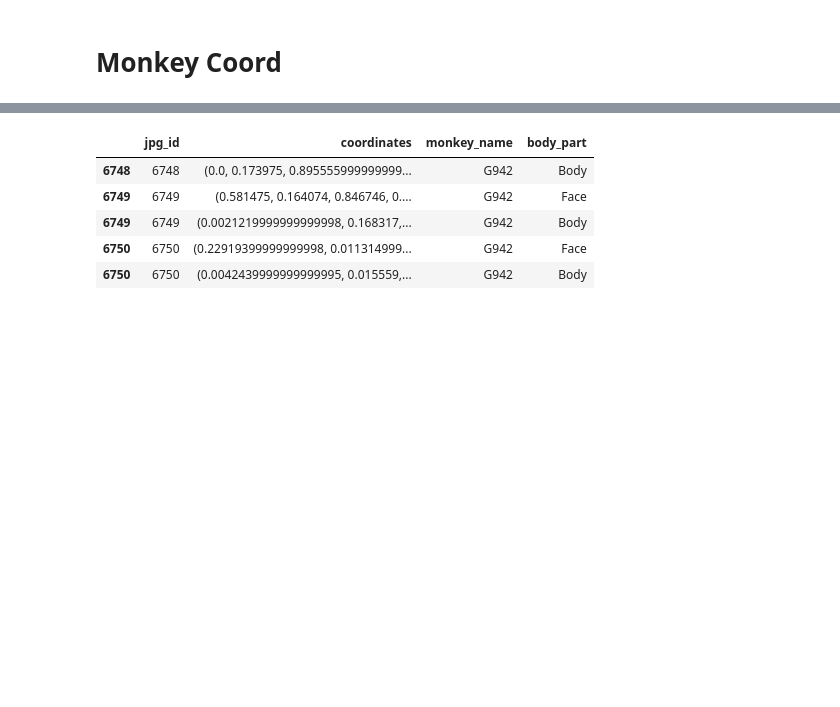
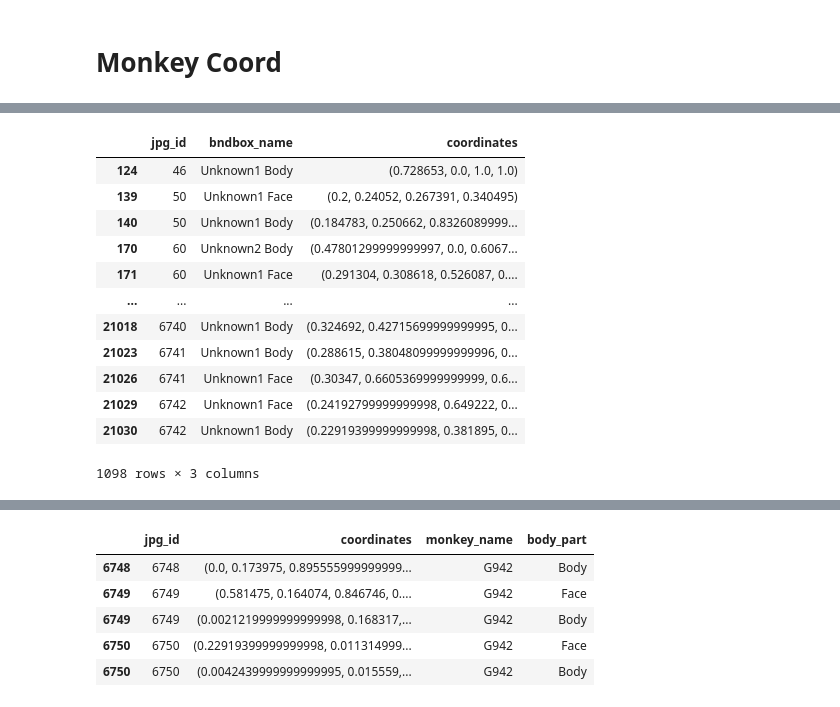
Before and after one commit to julie0924/PhotoMetadata, a Jupyter notebook: json/ReadingJSON.ipynb, the cells around one changed output, grey strips where cells are left out. Drawn from its saved outputs; the diff is of its cells as text; code cells hidden in the pictures; blank space fills up the shorter version.

```diff
--- a/json/ReadingJSON.ipynb
+++ b/json/ReadingJSON.ipynb
@@ -175,6 +175,9 @@ monkey_coord = monkey_coord[~monkey_coord['bndbox_name'].str.contains('triangle|
 replacements = {'Unknown 1': 'Unknown1', 'Unknown 2': 'Unknown2', 'DF21' : 'DF2I', 'OEX': '0EX', '0F1': '0FL'}
 # Replace the patterns in the 'bndbox_name' column using the dictionary of replacements
 monkey_coord['bndbox_name'] = monkey_coord['bndbox_name'].replace(replacements, regex=True)
+
+monkey_coord['bndbox_name'] = monkey_coord['bndbox_name'].str.replace('Unknown ', 'Unknown1 ')
+monkey_coord = monkey_coord[~monkey_coord['bndbox_name'].str.contains('Unknown3')]
 # %%
 monkey_coord.bndbox_name.unique()
 # %% [output]
@@ -197 +200,4 @@ array(['DF2I_Face', 'DF2I_Body', '7124_Body', '110E_Body', '7124_Face',
       dtype=object)
+# %%
+monkey_coord = monkey_coord.reset_index(drop=True)
+monkey_coord.head()
@@ -197,0 +211,16 @@ array(['DF2I_Face', 'DF2I_Body', '7124_Body', '110E_Body', '7124_Face',
+# %%
+monkey_coord[monkey_coord['bndbox_name'].str.contains('Unknown', case=False)]
+# %% [output]
+|  | jpg_id | bndbox_name | coordinates |
+| 124 | 46 | Unknown1 Body | (0.728653, 0.0, 1.0, 1.0) |
+| 139 | 50 | Unknown1 Face | (0.2, 0.24052, 0.267391, 0.340495) |
+| 140 | 50 | Unknown1 Body | (0.184783, 0.250662, 0.8326089999... |
+| 170 | 60 | Unknown2 Body | (0.47801299999999997, 0.0, 0.6067... |
+| 171 | 60 | Unknown1 Face | (0.291304, 0.308618, 0.526087, 0.... |
+| ... | ... | ... | ... |
+| 21018 | 6740 | Unknown1 Body | (0.324692, 0.42715699999999995, 0... |
+| 21023 | 6741 | Unknown1 Body | (0.288615, 0.38048099999999996, 0... |
+| 21026 | 6741 | Unknown1 Face | (0.30347, 0.6605369999999999, 0.6... |
+| 21029 | 6742 | Unknown1 Face | (0.24192799999999998, 0.649222, 0... |
+| 21030 | 6742 | Unknown1 Body | (0.22919399999999998, 0.381895, 0... |
+1098 rows × 3 columns
```
Also changed, not shown: parts of 10 cells of this notebook, 50 other files.
